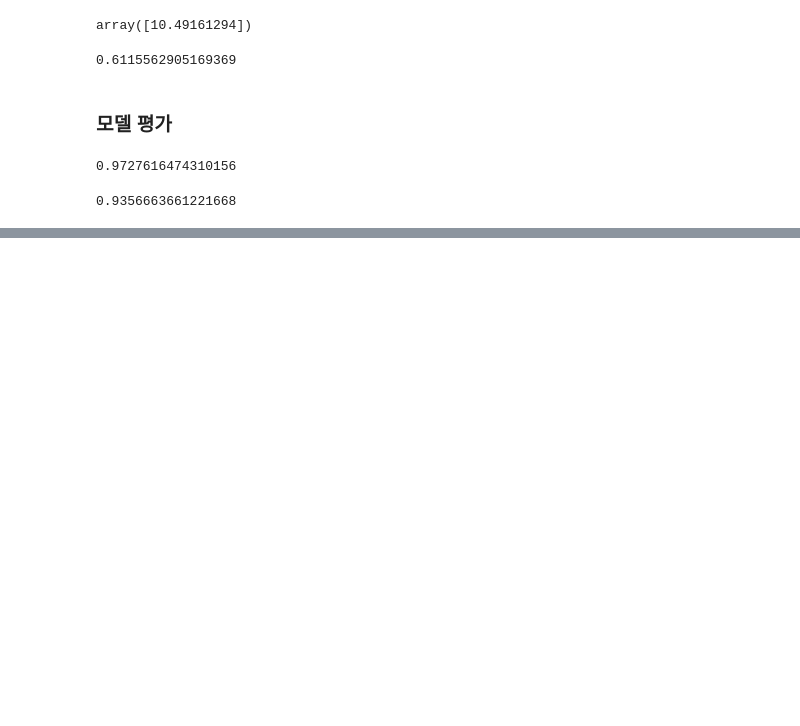
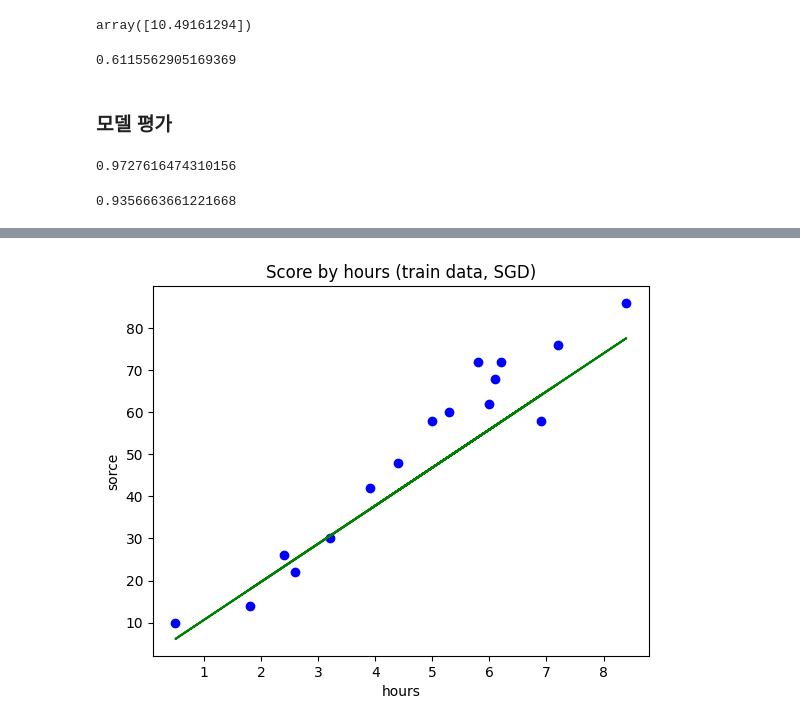
Before and after one commit to koreanbulbasaur/nadocoding_study, a Jupyter notebook: PythonMLWorkspace/ScikitLearn/01_Linear_Regression.ipynb, the cells around one changed output, grey strips where cells are left out. Saved outputs shown, nothing was run; the diff lists cells and outputs as text; code cells hidden in the pictures; blank space fills up the shorter version.

```diff
--- a/PythonMLWorkspace/ScikitLearn/01_Linear_Regression.ipynb
+++ b/PythonMLWorkspace/ScikitLearn/01_Linear_Regression.ipynb
@@ -227,0 +267,3 @@ reg.score(X_train, y_train) # 훈련 세트를 통한 모델 평가
+# %%
+sr_nado = SGDRegressor(max_iter=10000, eta0=1e-4, random_state=0, verbose=1)
+sr_nado.fit(X_train, y_train)
@@ -227,0 +289,9 @@ reg.score(X_train, y_train) # 훈련 세트를 통한 모델 평가
+# %%
+plt.scatter(X_train, y_train, color='blue') # 산점도
+plt.plot(X_train, sr_nado.predict(X_train), color='green') # 선 그래프
+plt.title('Score by hours (train data, SGD)') # 제목
+plt.xlabel('hours') # X 축 이름
+plt.ylabel('sorce') # y 축 이름
+plt.show()
+# %% [output]
+[figure, added]
```
Also changed, not shown: parts of 8 cells of this notebook.
